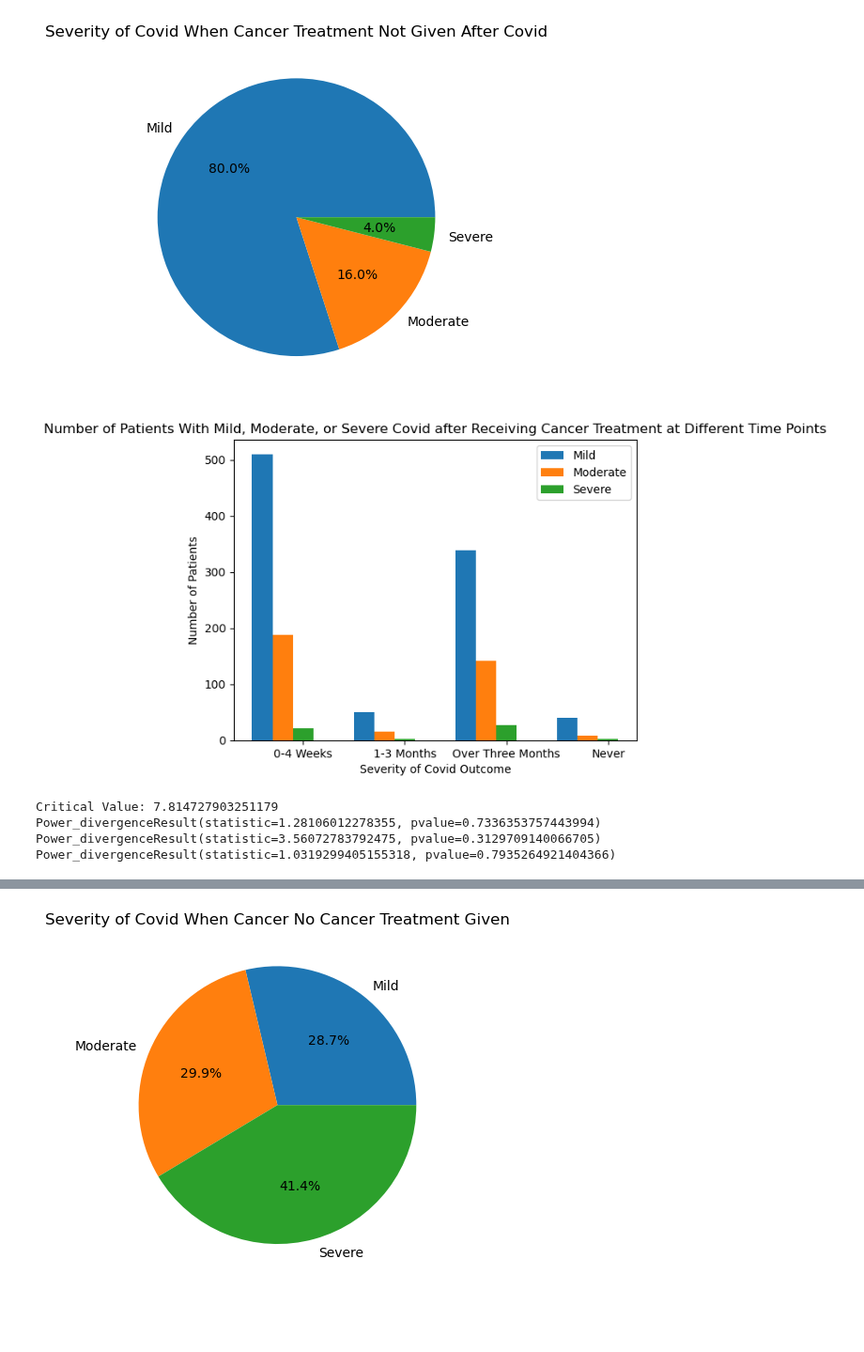
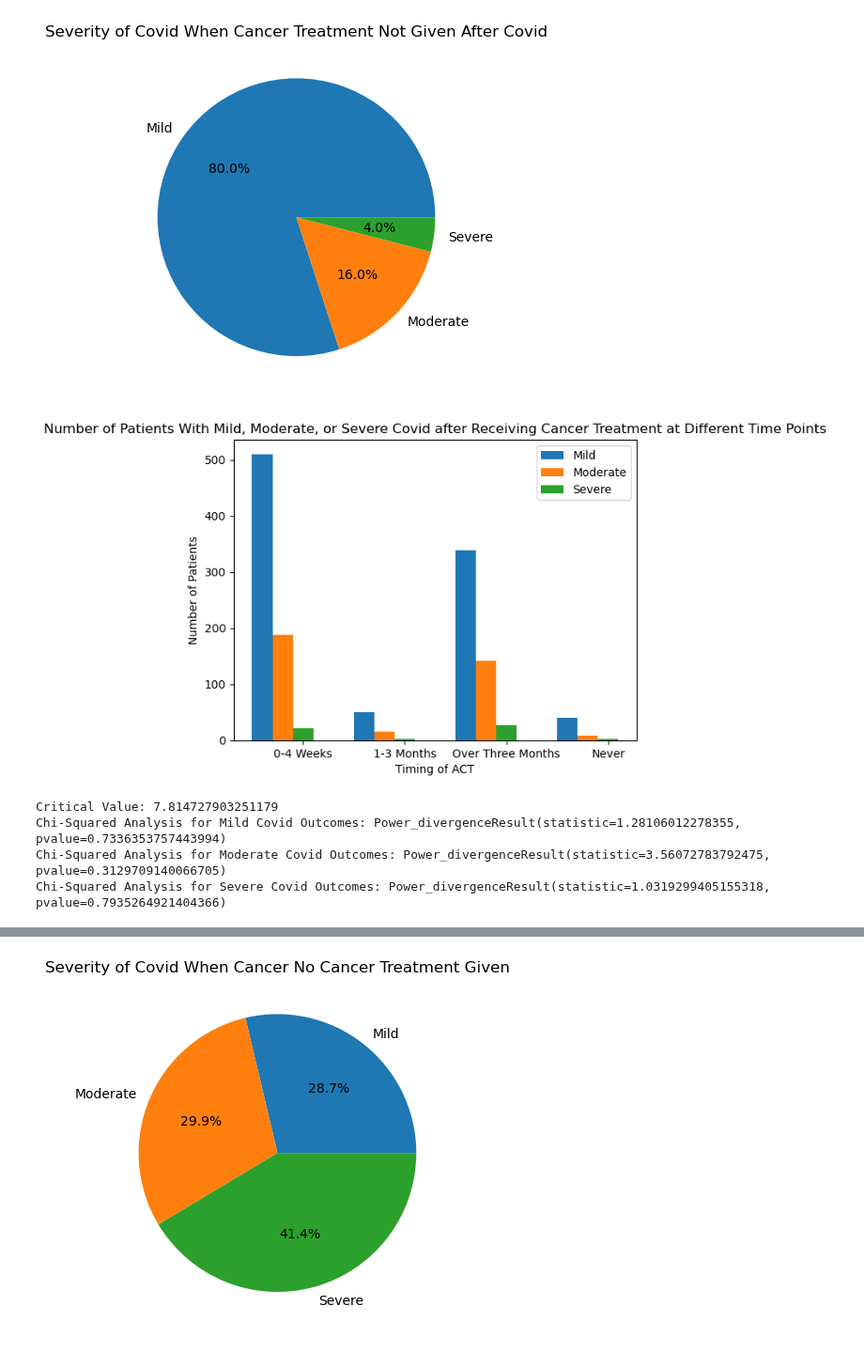
Before and after one commit to HSaleem352/Bootcamp-Project1, a Jupyter notebook: data_cleaning_afr.ipynb, the cells around one changed output, grey strips where cells are left out. Shown at 94% size. Drawn from its saved outputs; the diff is of its cells as text; code cells hidden in the pictures; blank space fills up the shorter version.

```diff
--- a/data_cleaning_afr.ipynb
+++ b/data_cleaning_afr.ipynb
@@ -121,44 +121,44 @@ plt.bar(x_axis - 0.2, mod, 0.2, label = 'Moderate')
 plt.bar(x_axis + 0, sev, 0.2, label = "Severe")
 
 plt.xticks(x_axis, bar_x_values)
-plt.xlabel("Severity of Covid Outcome")
+plt.xlabel("Timing of ACT")
 plt.ylabel("Number of Patients")
 plt.title("Number of Patients With Mild, Moderate, or Severe Covid after Receiving Cancer Treatment at Different Time Points")
 plt.legend()
 plt.show()
 
 # Perform a chi-squared analysis on the proportions to see if there is a statistically significant change over time
 
 mild_timing_stats = [zero_to_four_mil, one_to_three_mil, over_three_mil, never_mil]
 mild_timing_expected = (zero_to_four_mil+one_to_three_mil+over_three_mil+never_mil)/4
 mild_timing_exp = [mild_timing_expected, mild_timing_expected, mild_timing_expected, mild_timing_expected]
 
 
 mod_timing_stats = [zero_to_four_mod, one_to_three_mod, over_three_mod, never_mod]
 mod_timing_expected = (zero_to_four_mod+one_to_three_mod+over_three_mod+never_mod)/4
 mod_timing_exp = [mod_timing_expected, mod_timing_expected, mod_timing_expected, mod_timing_expected]
 
 sev_timing_stats = [zero_to_four_sev, one_to_three_sev, over_three_sev, never_sev]
 sev_timing_expected = (zero_to_four_sev+one_to_three_sev+over_three_sev+never_sev)/4
 sev_timing_exp = [sev_timing_expected, sev_timing_expected, sev_timing_expected, sev_timing_expected]
 
 
 timing_crit_val=st.chi2.ppf(q=0.95, df=3)
 
 mild_timing_chi=st.chisquare(mild_timing_stats, mild_timing_exp)
 mod_timing_chi=st.chisquare(mod_timing_stats, mod_timing_exp)
 sev_timing_chi=st.chisquare(sev_timing_stats, sev_timing_exp)
 
 print("Critical Value: "+ str(timing_crit_val))
-print(mild_timing_chi)
-print(mod_timing_chi)
-print(sev_timing_chi)
+print("Chi-Squared Analysis for Mild Covid Outcomes: " + str(mild_timing_chi))
+print("Chi-Squared Analysis for Moderate Covid Outcomes: "+ str(mod_timing_chi))
+print("Chi-Squared Analysis for Severe Covid Outcomes: "+ str(sev_timing_chi))
 # %% [output]
-[figure, old version]
+[figure, new version]
 Critical Value: 7.814727903251179
-Power_divergenceResult(statistic=1.28106012278355, pvalue=0.7336353757443994)
-Power_divergenceResult(statistic=3.56072783792475, pvalue=0.3129709140066705)
-Power_divergenceResult(statistic=1.0319299405155318, pvalue=0.7935264921404366)
+Chi-Squared Analysis for Mild Covid Outcomes: Power_divergenceResult(statistic=1.28106012278355, pvalue=0.7336353757443994)
+Chi-Squared Analysis for Moderate Covid Outcomes: Power_divergenceResult(statistic=3.56072783792475, pvalue=0.3129709140066705)
+Chi-Squared Analysis for Severe Covid Outcomes: Power_divergenceResult(statistic=1.0319299405155318, pvalue=0.7935264921404366)
 # %%
 # Creating a dataframe to complete the analysis of how the treatment type affects COVID Outcome
 
```
Also changed, not shown: parts of 3 cells of this notebook.
